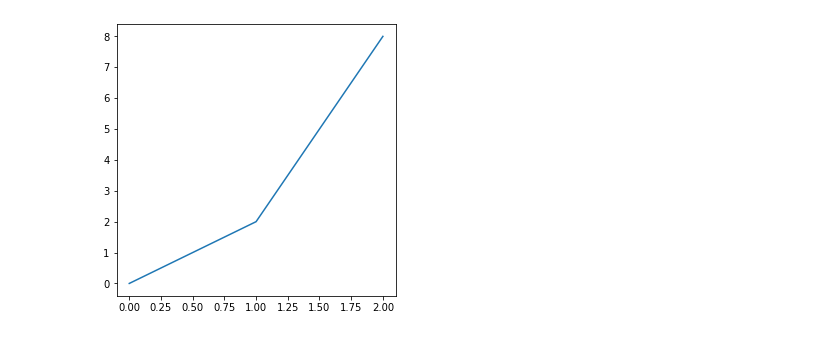
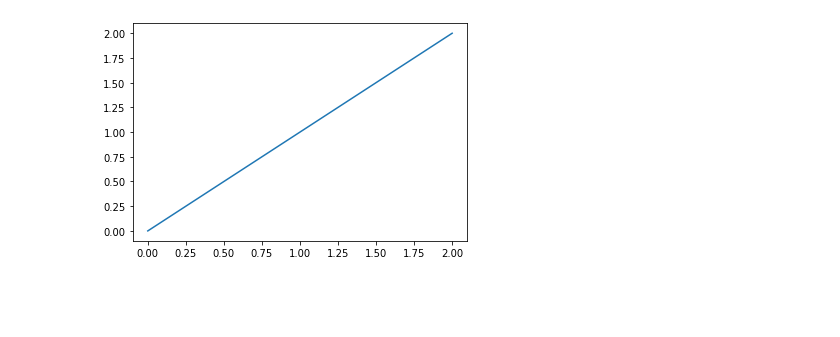
Before and after one commit to Manasi1999/ABC_GAN, a Jupyter notebook: Test.ipynb, the cells around one changed output. Saved outputs shown, nothing was run; the diff lists cells and outputs as text; code cells hidden in the pictures; blank space fills up the shorter version.

```diff
--- a/Test.ipynb
+++ b/Test.ipynb
@@ -17,4 +12,4 @@ ax.plot(x,y)
-# %%
-sb.glue("Chart",fig,encoder="display")
-# %% [output]
-[figure, removed]
+# %%
+ax2 = plt.plot(x,x)
+# %% [output]
+[figure, added]
```
Also changed, not shown: parts of 6 cells of this notebook, 40 other files.
